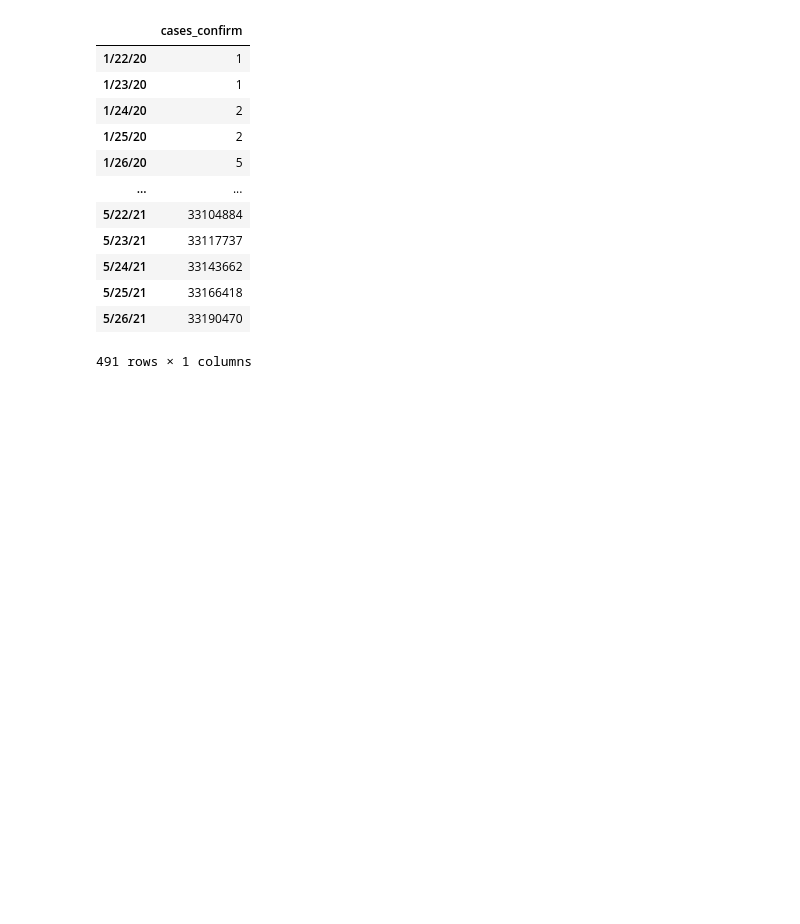
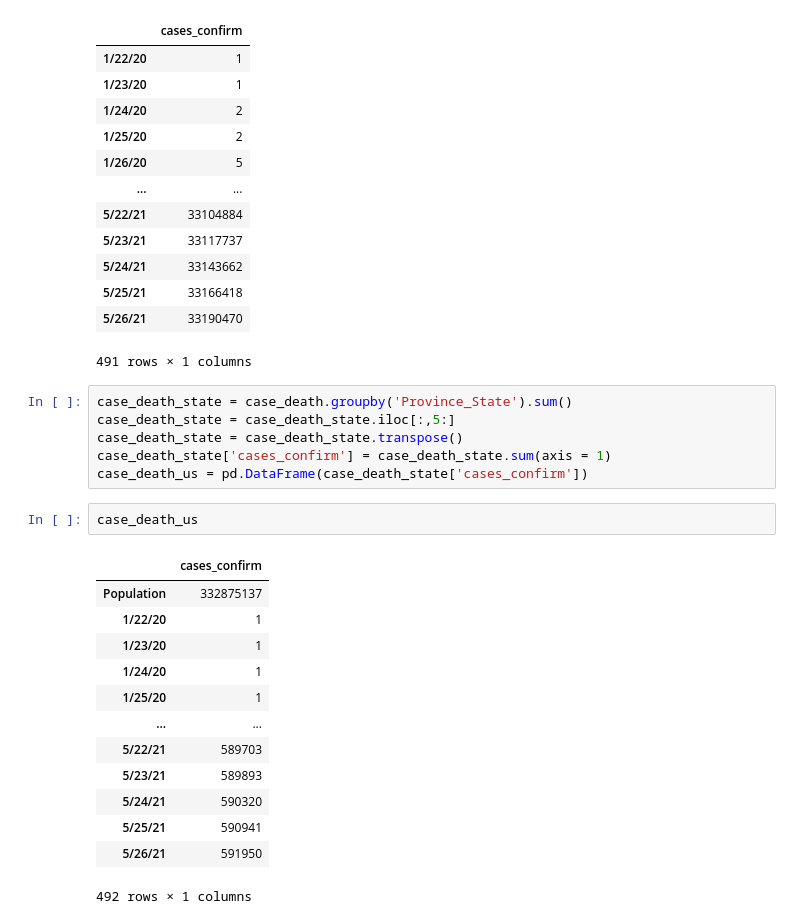
Before and after one commit to juno-yuu/COVID-Vaccine-and-Biotech-industry, a Jupyter notebook: Final_Project_Clean.ipynb, the cells around one changed output. Drawn from its saved outputs; the diff is of its cells as text; blank space fills up the shorter version.

```diff
--- a/Final_Project_Clean.ipynb
+++ b/Final_Project_Clean.ipynb
@@ -369,3 +368,25 @@ case_confirmed_us
 | 5/25/21 | 33166418 |
 | 5/26/21 | 33190470 |
 491 rows × 1 columns
+# %%
+case_death_state = case_death.groupby('Province_State').sum()
+case_death_state = case_death_state.iloc[:,5:]
+case_death_state = case_death_state.transpose()
+case_death_state['cases_confirm'] = case_death_state.sum(axis = 1)
+case_death_us = pd.DataFrame(case_death_state['cases_confirm'])
+# %%
+case_death_us
+# %% [output]
+|  | cases_confirm |
+| Population | 332875137 |
+| 1/22/20 | 1 |
+| 1/23/20 | 1 |
+| 1/24/20 | 1 |
+| 1/25/20 | 1 |
+| ... | ... |
+| 5/22/21 | 589703 |
+| 5/23/21 | 589893 |
+| 5/24/21 | 590320 |
+| 5/25/21 | 590941 |
+| 5/26/21 | 591950 |
+492 rows × 1 columns
```
Also changed, not shown: parts of 2 cells of this notebook.
